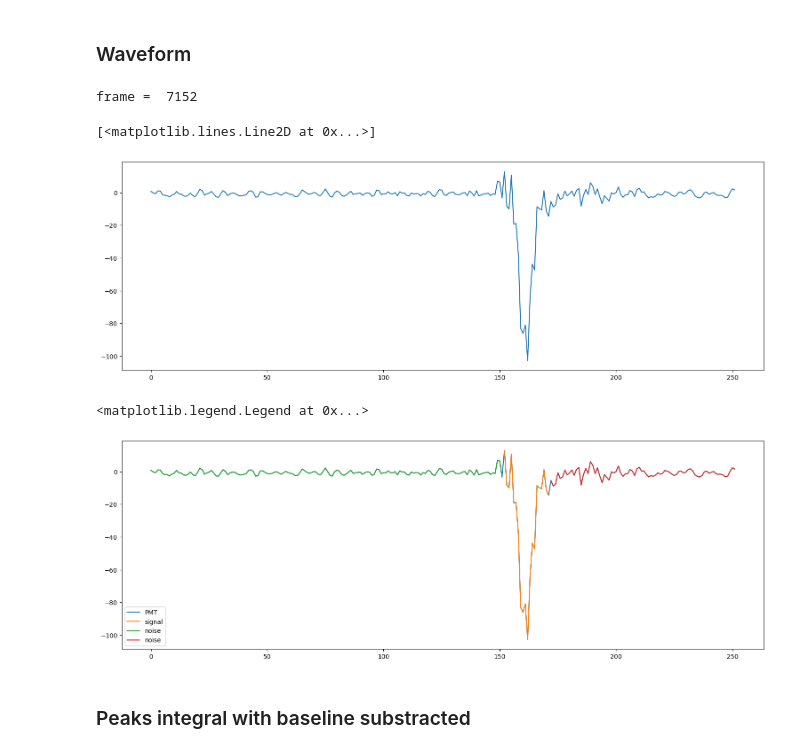
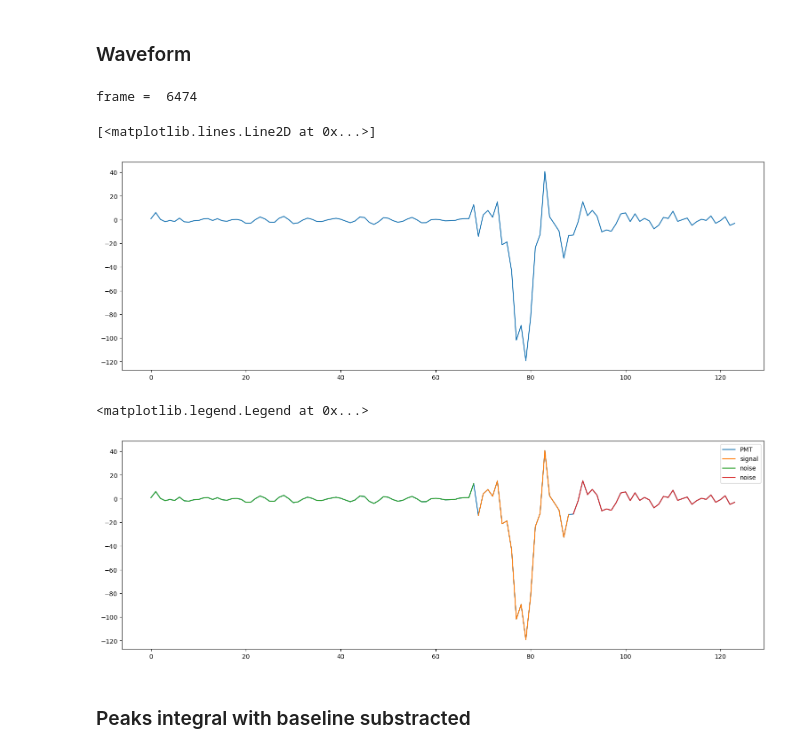
Before and after one commit to mariandbt/python, a Jupyter notebook: notebooks/SiPM_PMT_eff_20230207.ipynb, the cells around one changed output. Drawn from its saved outputs; the diff is of its cells as text; code cells hidden in the pictures.

Commit message:
Add calibration notebooks

```diff
--- a/notebooks/SiPM_PMT_eff_20230207.ipynb
+++ b/notebooks/SiPM_PMT_eff_20230207.ipynb
@@ -25,6 +25,7 @@ detect = ['index', 'DAQ', '', 'control PMT'] # SiPM
 detect[2] = 'PMT' # PMT
 
 ch = 2
+control_ch = 3
 
 fibers = [' without fibers', ' with fibers']
 
@@ -48,8 +49,11 @@ path = '/home/investigator/mariandbt/python/data/'
 path = path + '20230207/'
 
 if detect[2] == 'PMT':
-    filename[0] = os.path.join(path, 'pmts_no_fibers_dig2-192.168.0.254-04.txt') # W/O fibers
-    filename[1] = os.path.join(path, 'pmts_fibers_dig2-192.168.0.254-12.txt') # WITH fibers
+    filename[0] = os.path.join(path, 'calibration_dig2-192.168.0.254-10.txt') # W/O fibers
+#     filename[1] = os.path.join(path, 'fibers_dig2-192.168.0.254-07.txt') # WITH fibers
+    filename[1] = os.path.join(path, 'fibers_dig2-192.168.0.254-08.txt') # WITH fibers
+#     filename[0] = os.path.join(path, 'pmts_no_fibers_dig2-192.168.0.254-04.txt') # W/O fibers
+#     filename[1] = os.path.join(path, 'pmts_fibers_dig2-192.168.0.254-12.txt') # WITH fibers
 
 if detect[2] == 'SiPM':
     filename[0] = os.path.join(path, 'sipm_no_fibers_dig2-192.168.0.254-20.txt') # W/O fibers
@@ -111,8 +115,10 @@ frame =  7266
 # %%
 fig, ax = plt.subplots(1, 1, figsize = (15, 5), constrained_layout=True)
 
-t1 = 150
-t2 = 200
+t1 = 70
+t2 = 90
+# t1 = 150
+# t2 = 200
 # t1 = 0
 # t2 = 1000
 
@@ -187,19 +193,27 @@ for frame in range(n_frames):
         peak = wave[:, ch][t0 - dt_izq : t0 + dt_dch].copy()
         x_ax_peak = x_ax[t0 - dt_izq : t0 + dt_dch].copy()
 
+        control_peak = wave[:, control_ch][t0 - dt_izq : t0 + dt_dch].copy()
+
+
     if integr_method == 'integrate in a fixed window t1-t2':
         peak = wave[:, ch][t1 : t2].copy()
         x_ax_peak = x_ax[t1 : t2].copy()
+
+        control_peak = wave[:, control_ch][t1 : t2].copy()
+
 
     if integr_method == 'integrate ALL waveform':
         peak = wave[:, ch].copy()
         x_ax_peak = x_ax.copy()
 
+        control_peak = wave[:, control_ch].copy()
+
 
     integr = np.trapz(peak, x=x_ax_peak)
-    #     integr = np.trapz(data_region, x=x_ax_reg)
+    control_integr = np.trapz(control_peak, x=x_ax_peak)
 
-    peak_integr.append(integr)
+    peak_integr.append(integr/control_integr)  # normalized to the control PMT
     peak_integr_pos.append([integr, frame])
 
 #     print(frame)
@@ -334,42 +341,44 @@ x_ax = wave[:, 0]
 
 ax.plot(x_ax, wave[:, ch], label = detect[ch])
 # %% [output]
-frame =  7152
+frame =  6474
 [<matplotlib.lines.Line2D at 0x...>]
-[figure, old version]
+[figure, new version]
 # %%
 fig, ax = plt.subplots(1, 1, figsize = (15, 5), constrained_layout=True)
 
-t1 = 150
-t2 = 200
+t1 = 70
+t2 = 90
+# t1 = 150
+# t2 = 200
 # t1 = 0
 # t2 = 1000
 
 dt_izq = 10
 dt_dch = 10
 
 #_____________________________________________________________________________________________________________
 
 t0 = t1 + int(np.where(wave[:, ch][t1 : t2] == wave[:, ch][t1 : t2].min())[0][0])
 
 pre_base = wave[:, ch][:t0 - dt_izq]
 x_ax_pre = x_ax[:t0 - dt_izq]
 
 peak = wave[:, ch][t0 - dt_izq : t0 + dt_dch].copy()
 x_ax_peak = x_ax[t0 - dt_izq : t0 + dt_dch].copy()
 
 post_base = wave[:, ch][t0 + dt_dch:]
 x_ax_post = x_ax[t0 + dt_dch:]
 
 
 ax.plot(x_ax, wave[:, ch], label = detect[ch])
 ax.plot(x_ax_peak, peak, label='signal')
 ax.plot(x_ax_pre, pre_base, label = 'noise')
 ax.plot(x_ax_post, post_base, label = 'noise')
 ax.legend(loc = 'best')
 # %% [output]
 <matplotlib.legend.Legend at 0x...>
-[figure, old version]
+[figure, new version]
 # %% [markdown]
 ### Peaks integral with baseline substracted
 # %% [markdown]
```
Also changed, not shown: parts of 15 cells of this notebook, 1 other file.
